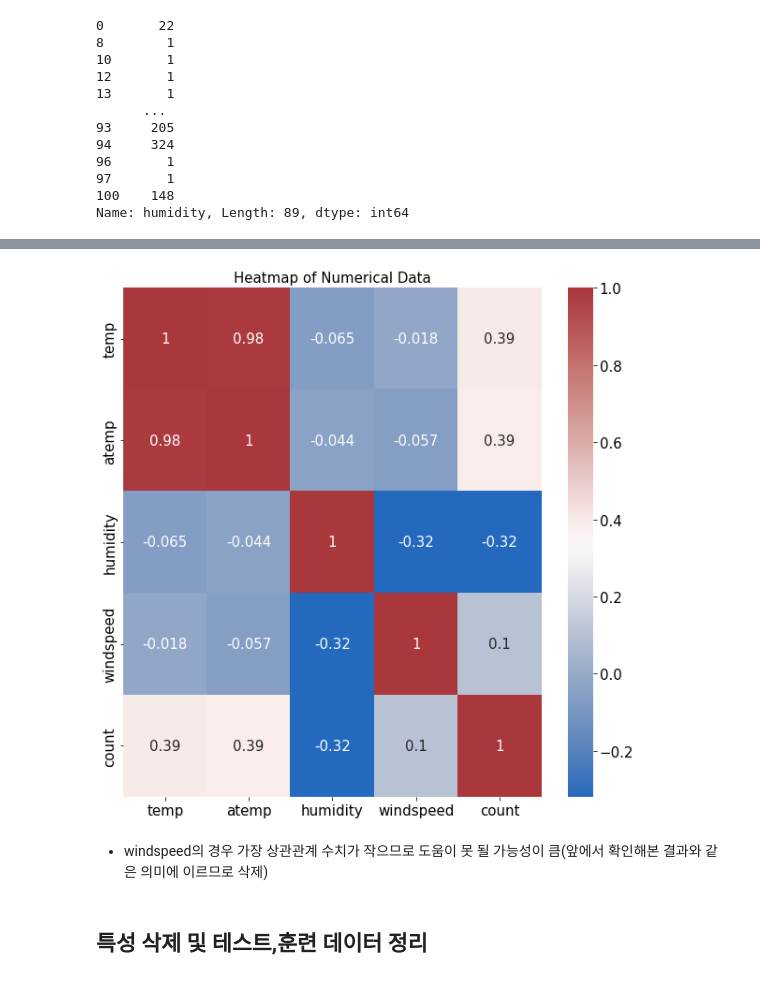
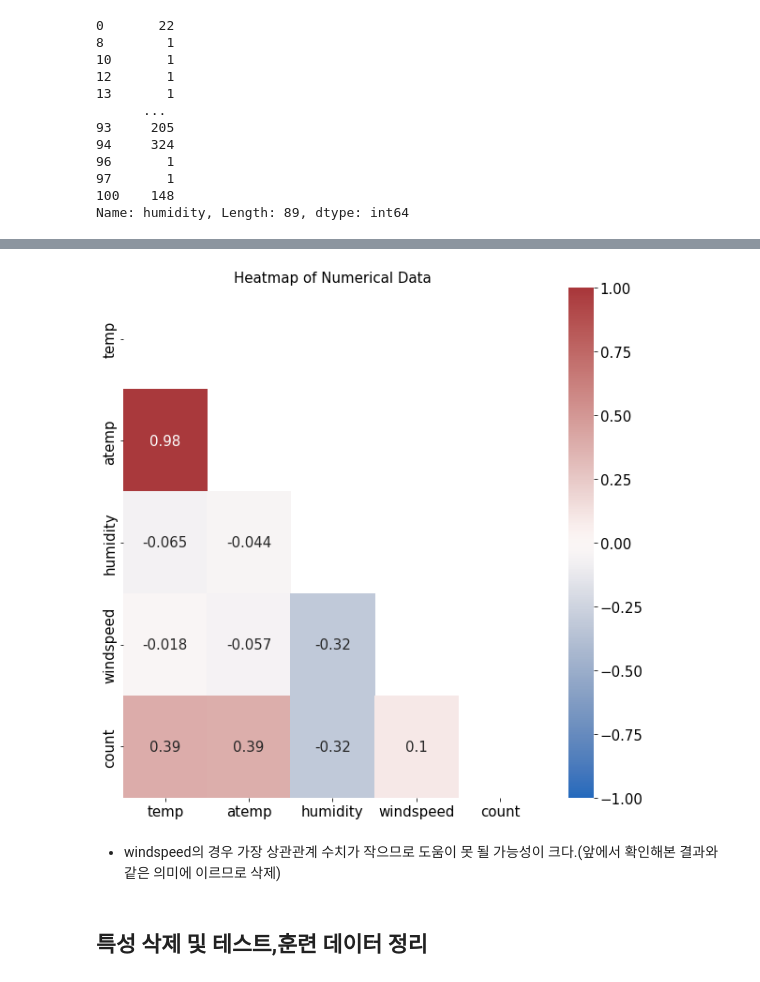
Before and after one commit to DSSon/-Encore-Machine_Learning, a Jupyter notebook: 7조_Machine_Learning_From_Hell_(MLFH).ipynb, the cells around one changed output, grey strips where cells are left out. Cells and saved outputs as stored; diff of their text form; code cells hidden in the pictures.

```diff
--- a/7조_Machine_Learning_From_Hell_(MLFH).ipynb
+++ b/7조_Machine_Learning_From_Hell_(MLFH).ipynb
@@ -362,14 +372,15 @@ train_data.corr()
 # %%
 # 피처 간 상관관계 매트릭스
 corrMat = train_data[['temp', 'atemp', 'humidity', 'windspeed', 'count']].corr()
+matrix=np.triu(corrMat)
 fig, ax= plt.subplots()
 fig.set_size_inches(10, 10)
-sns.heatmap(corrMat, annot=True, cmap='vlag') # 상관관계 히트맵 그리기
+sns.heatmap(corrMat, annot=True,mask=matrix, vmax=1, vmin=-1, cmap='vlag') # 상관관계 히트맵 그리기
 ax.set(title='Heatmap of Numerical Data');
 # %% [output]
-[figure, old version]
+[figure, new version]
 # %% [markdown]
-- windspeed의 경우 가장 상관관계 수치가 작으므로 도움이 못 될 가능성이 큼(앞에서 확인해본 결과와 같은 의미에 이르므로 삭제)
+- windspeed의 경우 가장 상관관계 수치가 작으므로 도움이 못 될 가능성이 크다.(앞에서 확인해본 결과와 같은 의미에 이르므로 삭제)
 # %% [markdown]
 ## 특성 삭제 및 테스트,훈련 데이터 정리
 # %%
```
Also changed, not shown: parts of 18 cells of this notebook.
